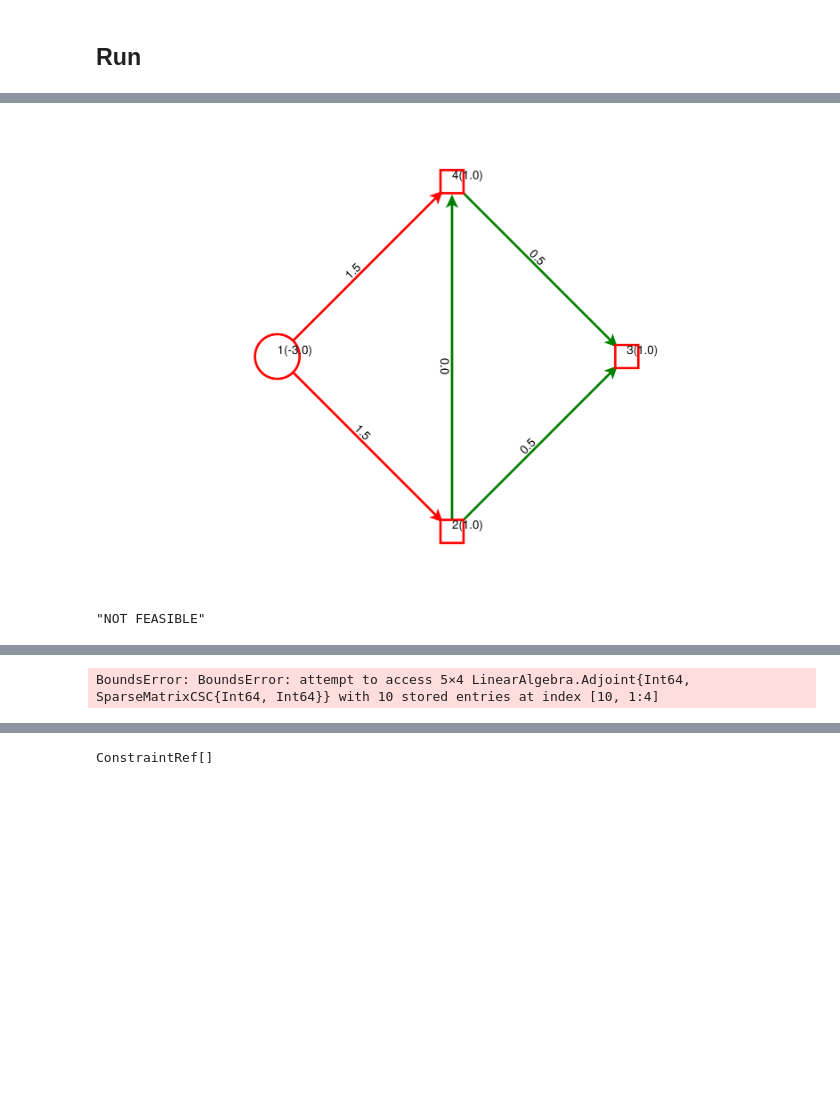
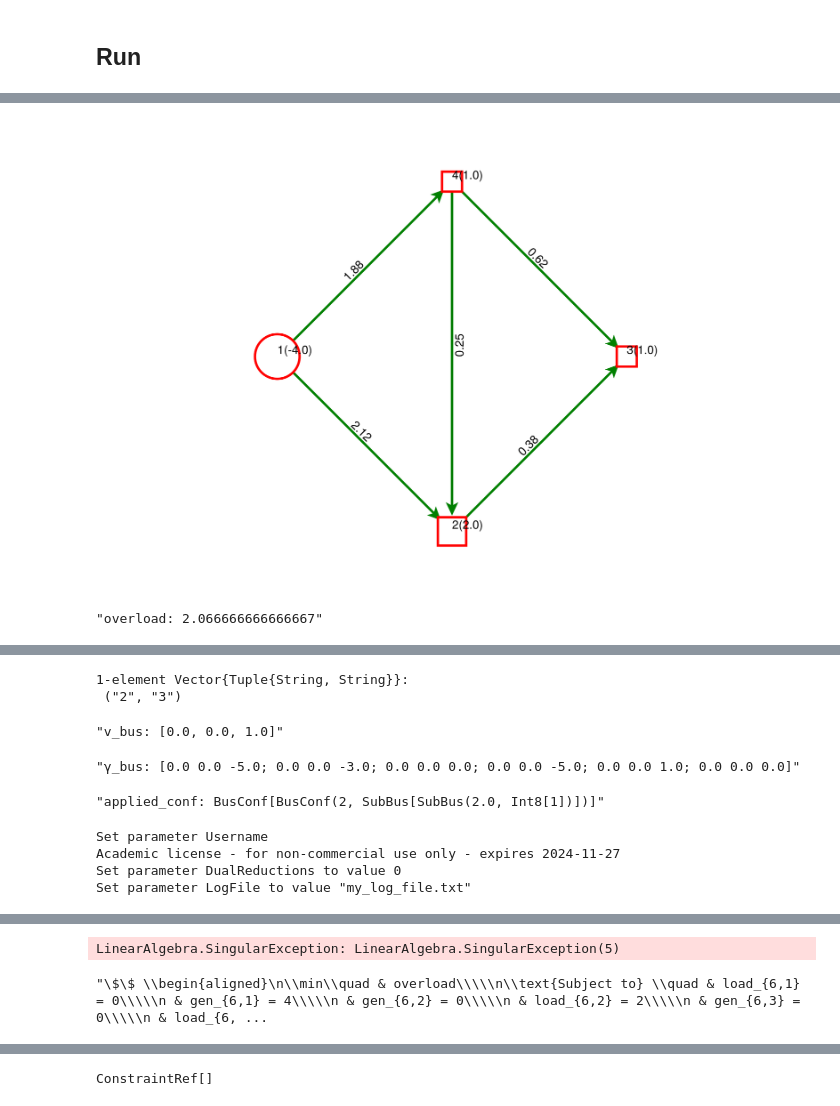
Before and after one commit to BenoitJeanson/topo_sandbox, a Jupyter notebook: Simons_approach.ipynb, the cells around one changed output, grey strips where cells are left out. Drawn from its saved outputs; the diff is of its cells as text; code cells hidden in the pictures; blank space fills up the shorter version.

Commit message:
TNR OK with mini graph. Bug in display to fix
Signed-off-by: BenoitJeanson <benoit.jeanson@rte-france.com>

```diff
--- a/Simons_approach.ipynb
+++ b/Simons_approach.ipynb
@@ -1006,9 +958,3 @@ function TNR_N_1_connectednes!(model, bus_origin)
 end
 # %% [output]
 TNR_N_1_connectednes! (generic function with 1 method)
-# %%
-g, A, nb_cases, outages, bus_confs, bus_to_conf_ids = (model.ext[k] for k in [:g, :A, :nb_cases, :outages, :bus_confs, :bus_to_conf_ids])
-nb_buses = nv(g)
-buses = 1:nb_buses
-opposite = (e,v) -> findfirst(i->(i ≠ v && A[e,i] ≠ 0) , buses)
-bus_to_conf_ids[opposite(1,1)]
@@ -1191,10 +1239,18 @@ secured_dc_OTS (generic function with 1 method)
 ## Create cases
 # %%
 function create_mini_case(micro=false)
-    mini_conf = [BusConf(2, [SubBus(1, [1])])]
     g = build_simple_grid(micro=micro)
-    # g["1","4"].p_max = 3
-    contingencies = []
+    g["1","2"].p_max = 3
+    g["1","4"].p_max = 5
+    g["2"] = 2
+    g["1"] = -4
+
+    contingencies = 1:ne(g)
+    mini_conf = [
+        BusConf(3, [SubBus(1, [3])]),
+        BusConf(2, [SubBus(1, [1, 3])]),
+        BusConf(2, [SubBus(2, [1])])]
+
     g, mini_conf, contingencies, load_coord(joinpath("coord", "mini.csv"))
 end
 # %% [output]
@@ -1287,18 +1343,17 @@ Set parameter LogFile to value "my_log_file.txt"
 # %%
 # g, bus_confs, contingencies = create_case(sys)
 g, bus_confs, contingencies, coord = create_mini_case(false)
-is_single_ρ = true
+is_single_ρ = false
 ρ_min_bound = 0.
 n_1_connectedness = false
 allow_branch_openings = true
-# bus_confs = BusConf[]
-
-# g["1","5"].p_max = 2
 
 model = secured_dc_OTS(g,
-                # contingencies = contingencies,
+                contingencies = contingencies,
                 # contingencies =1:20,#:20, #vcat(1:16,19:20),#,19,20],
-                contingencies = 1:ne(g),
+                # contingencies = 1:ne(g),
+                # contingencies = 2:2,
+                # contingencies = Int[],
                 is_single_ρ=is_single_ρ,
                 ρ_min_bound=ρ_min_bound,
                 n_1_connectedness = n_1_connectedness,
@@ -1306,11 +1361,8 @@ model = secured_dc_OTS(g,
                 bus_confs = bus_confs,
                 )
 
-# forcing = [5, 7, 9, 11, 12, 16]
-# for i in 1:20
-#     @constraint(model, model[:v_branch][i] == (i in forcing ? 1 : 0))
-# end
-# @constraint(model, model[:v_branch][15]==0)
+
+# @constraint(model, model[:v_bus][1]==0)
 
 optimize!(model)
 trip = nothing #12
@@ -1318,43 +1370,46 @@ g_base = dc_flow(g, trip = trip)
 layout = isa(coord, Dict{String, Point2}) ? coord : Stress(Ptype=Float32)
 draw(g_base, trip = trip, layout = layout);
 
-openings = []
+openings = Int[]
 applied_conf=BusConf[]
 
 if is_solved_and_feasible(model)
     store_result(model, "store_result.csv")
     display("overload: $(value(model[:overload]))")
 
     if allow_branch_openings
         openings = [i for (i,v_branch) in enumerate(value.(model[:v_branch])) if v_branch == 1]
         display("open:$openings")
         display([collect(edge_labels(g))[i] for i in openings])
     end
 
     if bus_confs ≠ BusConf[]
         display("v_bus: $(value.(model[:v_bus]))")
         display("γ_bus: $(value.(model[:γ_bus]))")
         applied_conf = BusConf[bus_confs[i] for (i, v) in enumerate(value.(model[:v_bus])) if isapprox(v, 1, atol=1e-9)]
         display("applied_conf: $applied_conf")
     end
     # openings = [10]
     g_result, openings_result=add_subBus(g, applied_conf, openings)
+    println("OOOOOOOOOPPPPPPPPPEEEEEEEEENNNNNNNIIIIIIIIINNNNNNNNNGGGGGGGG: $openings_result")
     dc_flow!(g_result, outages = [openings_result])
     draw(g_result , outages = openings_result, layout = layout);
 else
     display("NOT FEASIBLE")
 end
 
-play_openings = [1,10]
-play_conf = applied_conf
-g_play=add_subBus(g, play_conf)
-balance!(g_play)
-play_trip = 1
-dc_flow!(g_play, outages = play_openings, trip = play_trip)
-# draw(g_play , outages = play_openings, trip = play_trip, layout = layout);
-nothing;
+# play_openings = [1,10]
+# play_conf = applied_conf
+# g_play=add_subBus(g, play_conf)
+# balance!(g_play)
+# play_trip = 1
+# dc_flow!(g_play, outages = play_openings, trip = play_trip)
+# # draw(g_play , outages = play_openings, trip = play_trip, layout = layout);
+# nothing;
 
 display(solution_summary(model))
+
+foreach(k->println("$k: $(value(k))"), all_variables(model))
 # %% [output]
-[figure, old version]
+[figure, new version]
-"NOT FEASIBLE"
+"overload: 2.066666666666667"
@@ -1378 +1417,9 @@ User-callback calls 32, time in user-callback 0.00 sec
-BoundsError: BoundsError: attempt to access 5×4 LinearAlgebra.Adjoint{Int64, SparseMatrixCSC{Int64, Int64}} with 10 stored entries at index [10, 1:4]
+1-element Vector{Tuple{String, String}}:
+ ("2", "3")
+"v_bus: [0.0, 0.0, 1.0]"
+"γ_bus: [0.0 0.0 -5.0; 0.0 0.0 -3.0; 0.0 0.0 0.0; 0.0 0.0 -5.0; 0.0 0.0 1.0; 0.0 0.0 0.0]"
+"applied_conf: BusConf[BusConf(2, SubBus[SubBus(2.0, Int8[1])])]"
+Set parameter Username
+Academic license - for non-commercial use only - expires 2024-11-27
+Set parameter DualReductions to value 0
+Set parameter LogFile to value "my_log_file.txt"
@@ -1378,0 +1447,5 @@ BoundsError: BoundsError: attempt to access 5×4 LinearAlgebra.Adjoint{Int64, Sp
+LinearAlgebra.SingularException: LinearAlgebra.SingularException(5)
+# %%
+filter_latex_formulation(model, "")
+# %% [output]
+"\$\$ \\begin{aligned}\n\\min\\quad & overload\\\\\n\\text{Subject to} \\quad & load_{6,1} = 0\\\\\n & gen_{6,1} = 4\\\\\n & gen_{6,2} = 0\\\\\n & load_{6,2} = 2\\\\\n & gen_{6,3} = 0\\\\\n & load_{6, ...
```
Also changed, not shown: parts of 32 cells of this notebook, 2 other files.
